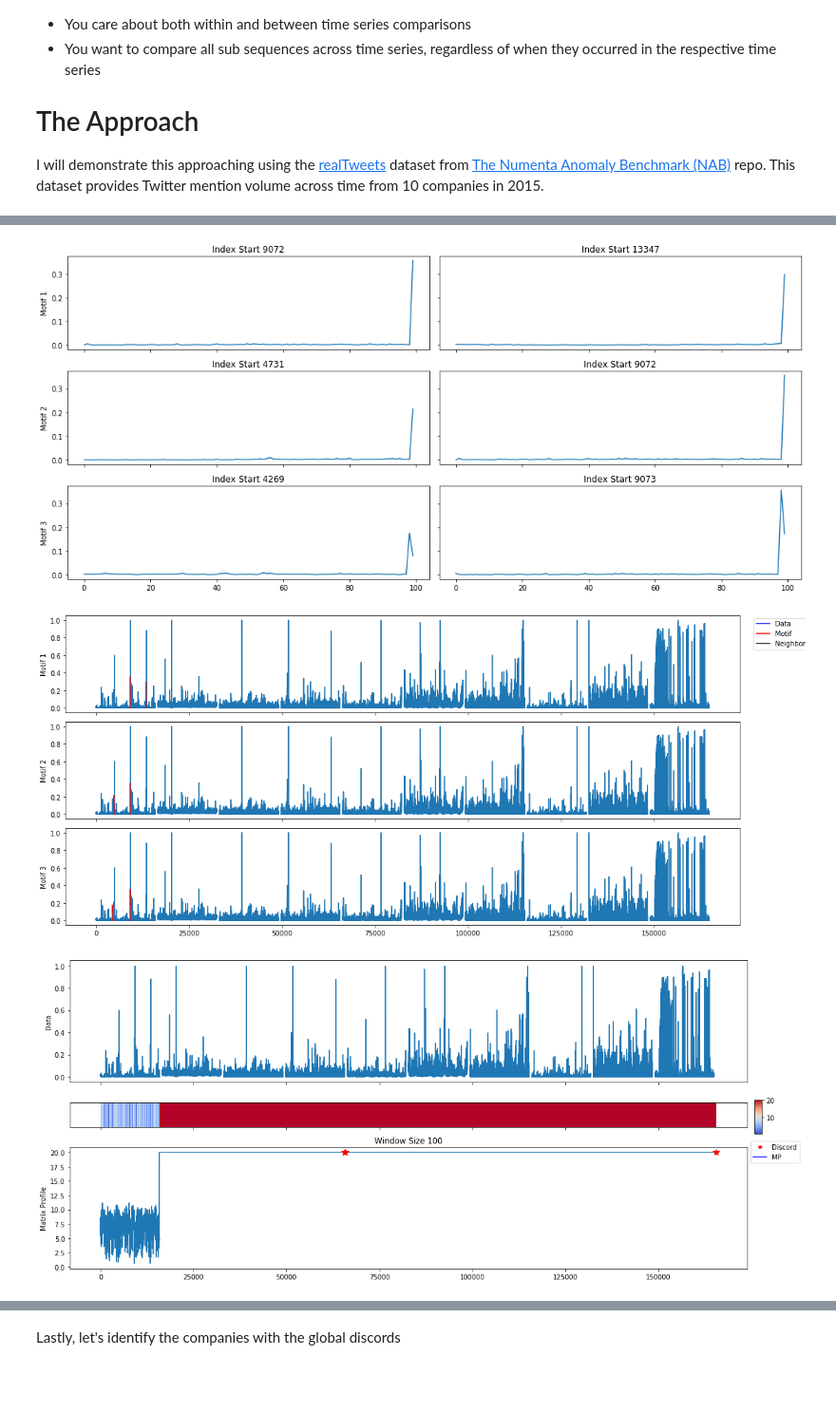
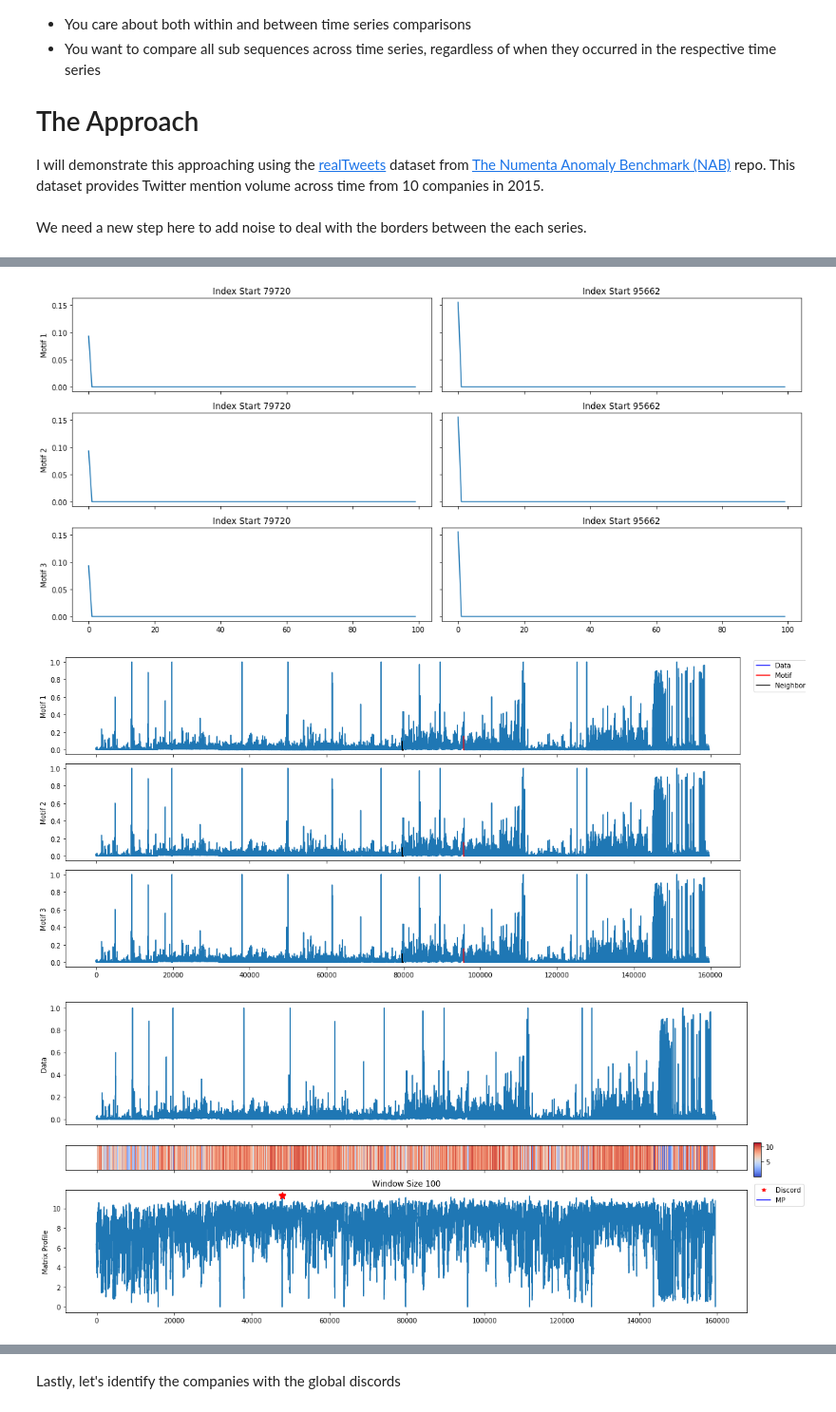
Before and after one commit to matrix-profile-foundation/matrix-profile-foundation.github.io, a Jupyter notebook: website/posts/global-mp-with-multiple-ts-through-concatenation.ipynb, the cells around one changed output, grey strips where cells are left out. Shown at 95% size. Saved outputs shown, nothing was run; the diff lists cells and outputs as text; code cells hidden in the pictures; blank space fills up the shorter version.

Commit message:
updated post with new noise method

```diff
--- a/website/posts/global-mp-with-multiple-ts-through-concatenation.ipynb
+++ b/website/posts/global-mp-with-multiple-ts-through-concatenation.ipynb
@@ -15,12 +15,13 @@ import numpy as np
 import pandas as pd
 import matrixprofile as mp
 from sklearn import preprocessing
+import matplotlib.pyplot as plt
 
 repo_root = 'https://raw.githubusercontent.com/numenta/NAB/master/data/realTweets/Twitter_volume_'
 companies = ['AAPL', 'AMZN', 'CRM', 'CVS', 'FB', 'GOOG', 'IBM', 'KO', 'PFE', 'UPS']
 
 # reading data for all companies in into a list of pandas dataframes
-twitter_stock_data_values = [pd.read_csv(repo_root + company + ".csv", parse_dates = ['timestamp']) for company in companies]
+twitter_stock_data = [pd.read_csv(repo_root + company + ".csv", parse_dates = ['timestamp']) for company in companies]
 
 # normalize to allow for comparison across the individual time series
 min_max_scaler = preprocessing.MinMaxScaler()
@@ -31,13 +32,17 @@ twitter_stock_data_values = [min_max_scaler.fit_transform(data[['value']]) for d
 window_size = 100
 
 #creating inf dataframe, size of window
-infs = np.repeat([float('Inf')], window_size, axis = 0).reshape(-1, 1)
+infs = np.repeat([float(0)], window_size, axis = 0).reshape(-1, 1)
 
 #adding inf buffer to each time series
 twitter_stock_data_values = [np.concatenate([stock_ts, infs]) for stock_ts in twitter_stock_data_values]
 
 all_stock_data = np.concatenate(twitter_stock_data_values)
+# %% [markdown]
+We need a new step here to add noise to deal with the borders between the each series.
+# %%
+all_stock_data_noise = mp.preprocess.add_noise_to_series(np.concatenate(all_stock_data))
 # %%
 #Calculate matrix profile
-mprofile, figures= mp.analyze(np.concatenate(all_stock_data), windows = window_size)
+mprofile = mp.analyze(all_stock_data_noise, windows = window_size)
 # %% [output]
@@ -45,3 +50,3 @@ mprofile, figures= mp.analyze(np.concatenate(all_stock_data), windows = window_s
-[figure, old version]
+[figure, new version]
-[figure, old version]
+[figure, new version]
-[figure, old version]
+[figure, new version]
```
Also changed, not shown: parts of 3 cells of this notebook.
